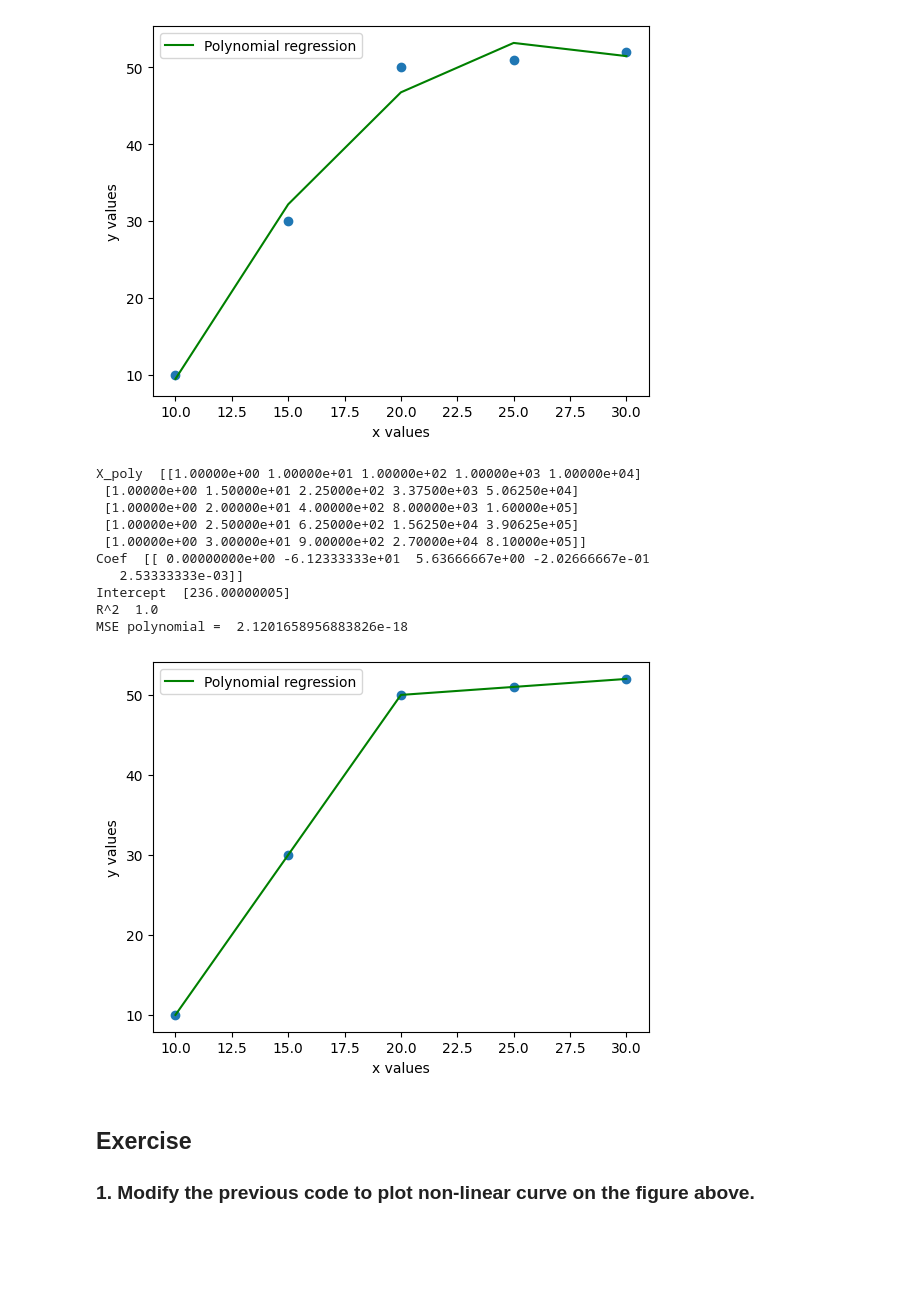
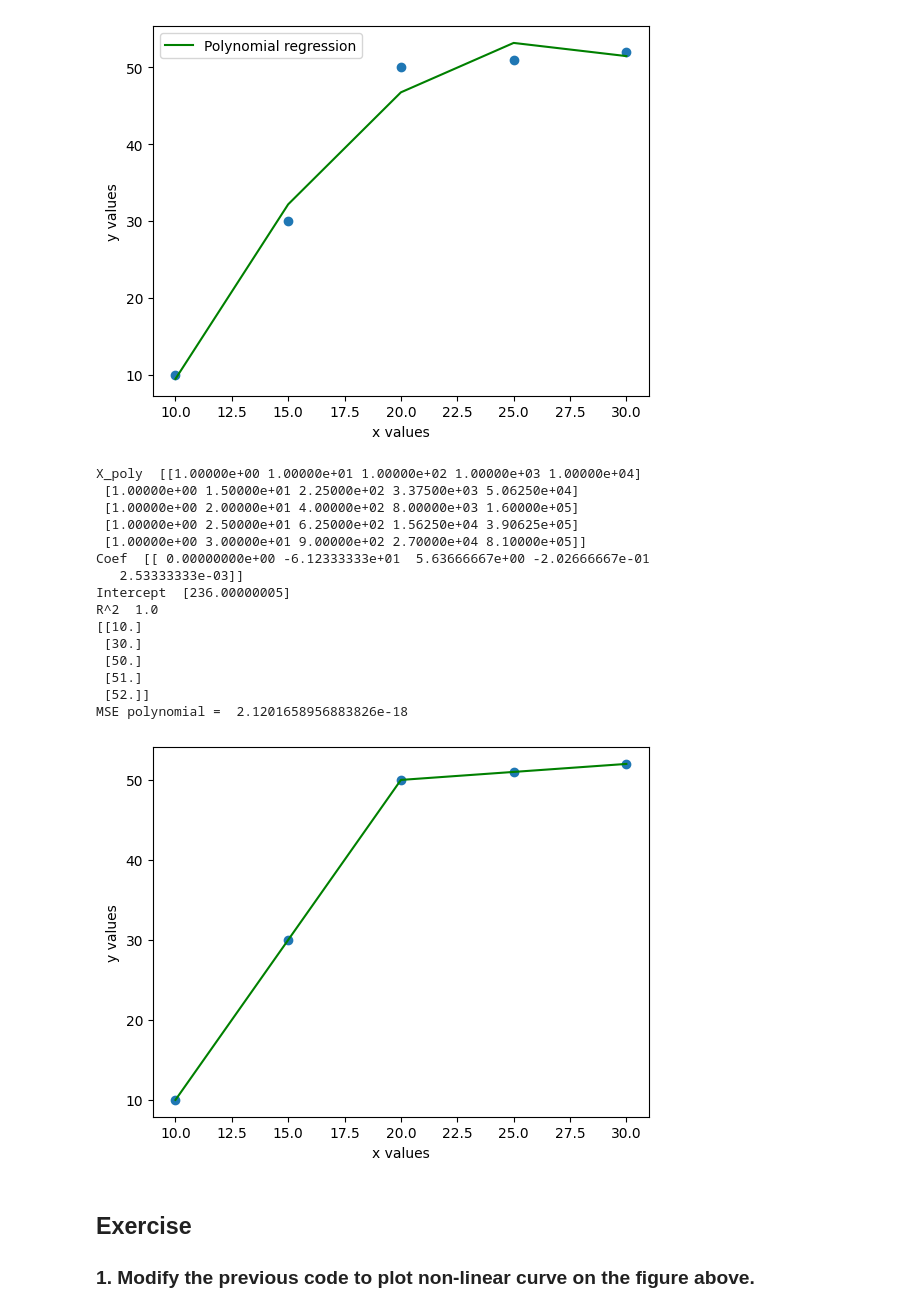
Before and after one commit to ekaratnida/Applied-machine-learning, a Jupyter notebook: Week06-Regularization/week6_regularization_usage.ipynb, the cells around one changed output. Drawn from its saved outputs; the diff is of its cells as text; code cells hidden in the pictures; blank space fills up the shorter version.

```diff
--- a/Week06-Regularization/week6_regularization_usage.ipynb
+++ b/Week06-Regularization/week6_regularization_usage.ipynb
@@ -75,37 +75,54 @@ MSE polynomial =  4.125714285714279
 # %%
 poly_reg=PolynomialFeatures(degree=4)
 #print("X ",X)
+#a = np.linspace(10,31,100)
+#print(a)
+
+#a_poly = poly_reg.fit_transform(a.reshape(-1,1))
+#print("a_poly ", a_poly)
 
 X_poly = poly_reg.fit_transform(X)
 print("X_poly ", X_poly)
 
 lin_reg4=LinearRegression()
 lin_reg4.fit(X_poly,y)
 print("Coef ", lin_reg4.coef_)
 print("Intercept ", lin_reg4.intercept_)
 print("R^2 ", lin_reg4.score(X_poly,y))
 
+#a_pred = lin_reg4.predict(a_poly)
+#print(a_pred)
+
 y_pred = lin_reg4.predict(X_poly)
+print(y_pred)
 print("MSE polynomial = ", mean_squared_error(y,y_pred))
 
+#plt.scatter(a_poly,a_pred)
 plt.scatter(X,y)
+#plt.plot(a_poly,a_pred,'g-',label="Polynomial regression")
+#plt.plot(X,y_pred
 plt.plot(X,y_pred,'g-',label="Polynomial regression")
-plt.legend()
+#plt.legend()
 plt.xlabel("x values")
 plt.ylabel("y values")
 plt.show()
 # %% [output]
 X_poly  [[1.00000e+00 1.00000e+01 1.00000e+02 1.00000e+03 1.00000e+04]
  [1.00000e+00 1.50000e+01 2.25000e+02 3.37500e+03 5.06250e+04]
  [1.00000e+00 2.00000e+01 4.00000e+02 8.00000e+03 1.60000e+05]
  [1.00000e+00 2.50000e+01 6.25000e+02 1.56250e+04 3.90625e+05]
  [1.00000e+00 3.00000e+01 9.00000e+02 2.70000e+04 8.10000e+05]]
 Coef  [[ 0.00000000e+00 -6.12333333e+01  5.63666667e+00 -2.02666667e-01
    2.53333333e-03]]
 Intercept  [236.00000005]
 R^2  1.0
+[[10.]
+ [30.]
+ [50.]
+ [51.]
+ [52.]]
 MSE polynomial =  2.1201658956883826e-18
-[figure, old version]
+[figure, new version]
 # %% [markdown]
 ## Exercise
 ### 1. Modify the previous code to plot non-linear curve on the figure above.
```
Also changed, not shown: parts of 2 cells of this notebook.
